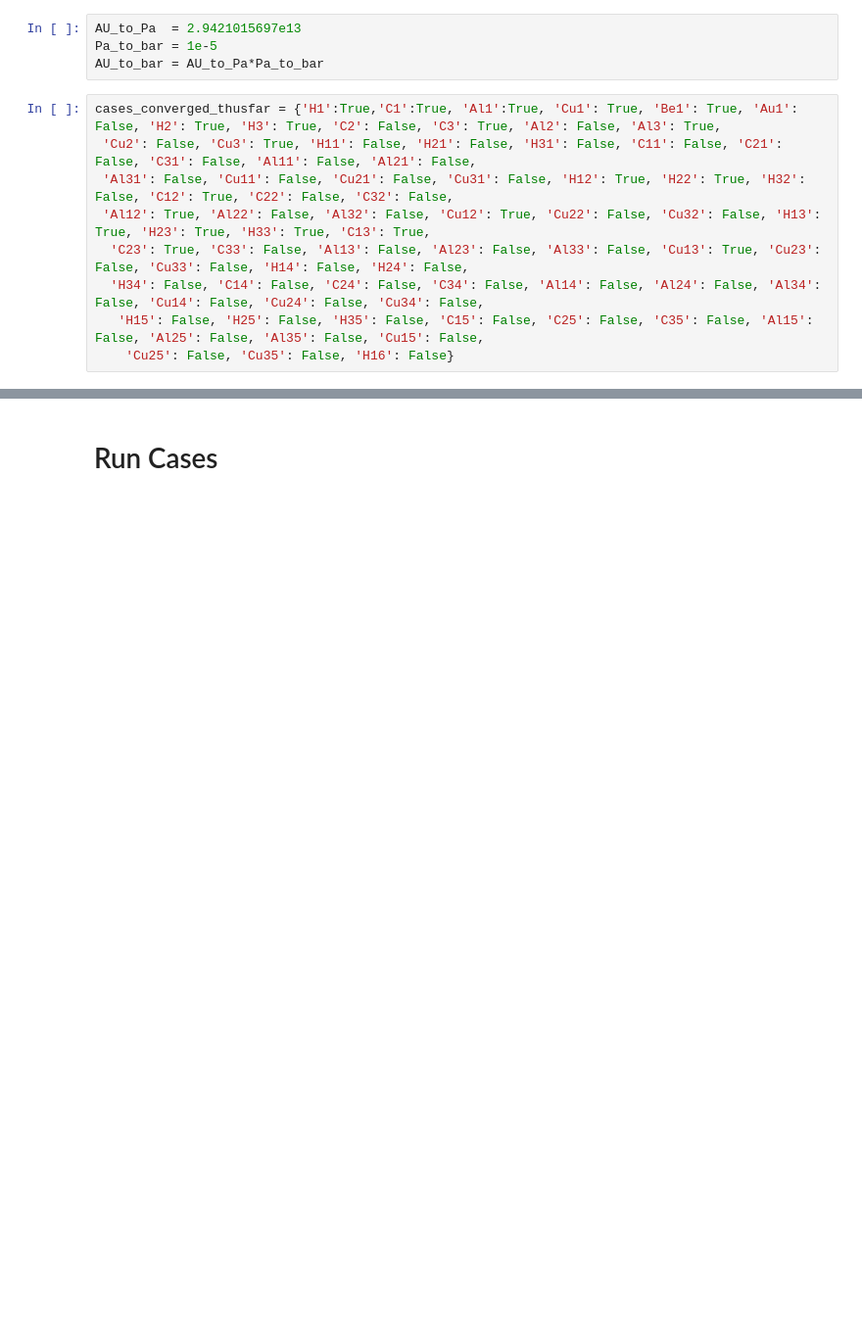
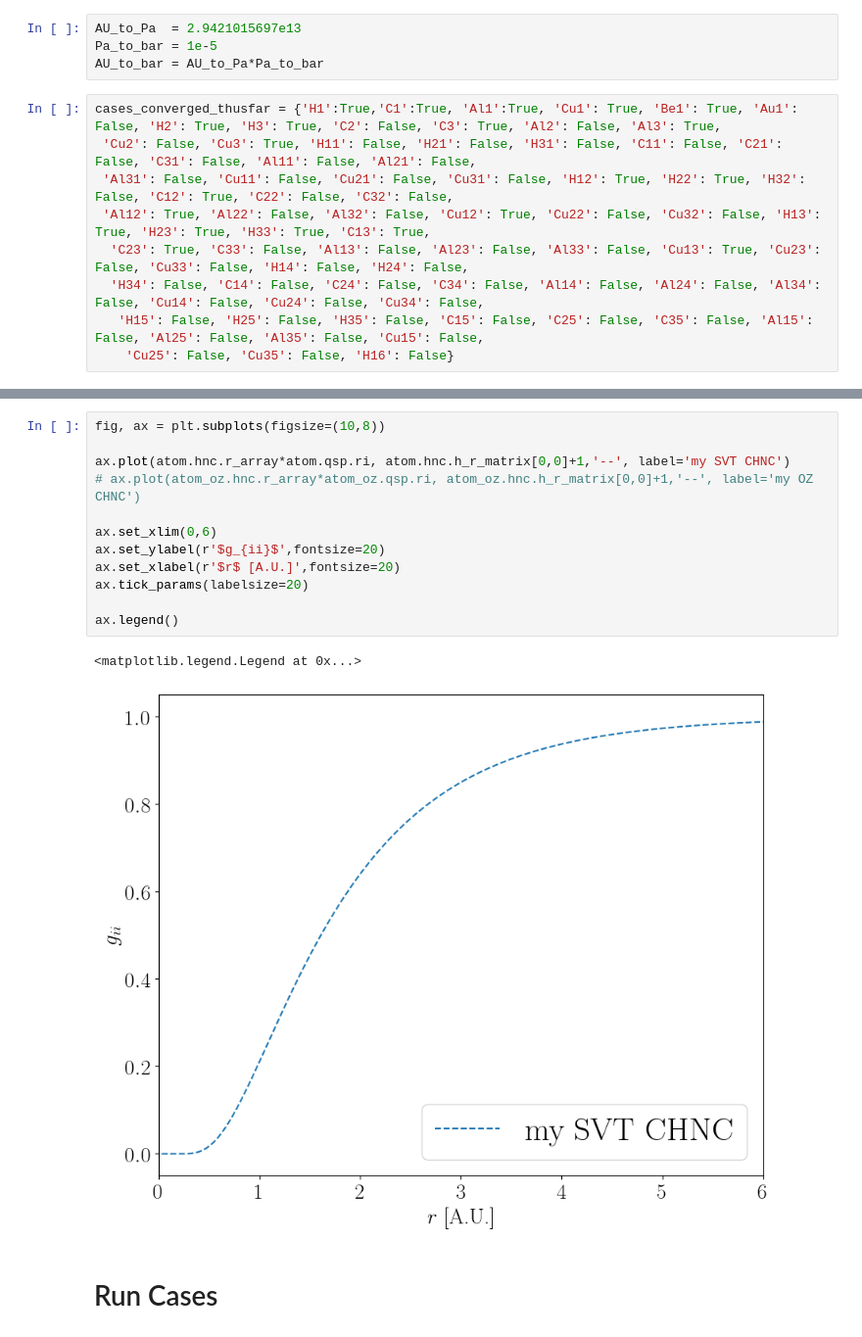
Before and after one commit to ZachAJohnson/hnc, a Jupyter notebook: CMEP_TCCW.ipynb, the cells around one changed output, grey strips where cells are left out. Shown at 98% size. Cells and saved outputs as stored; diff of their text form; blank space fills up the shorter version.

```diff
--- a/CMEP_TCCW.ipynb
+++ b/CMEP_TCCW.ipynb
@@ -105,3 +122,18 @@ atom.hnc.plot_g_all_species()
+# %%
+fig, ax = plt.subplots(figsize=(10,8))
+
+ax.plot(atom.hnc.r_array*atom.qsp.ri, atom.hnc.h_r_matrix[0,0]+1,'--', label='my SVT CHNC')
+# ax.plot(atom_oz.hnc.r_array*atom_oz.qsp.ri, atom_oz.hnc.h_r_matrix[0,0]+1,'--', label='my OZ CHNC')
+
+ax.set_xlim(0,6)
+ax.set_ylabel(r'$g_{ii}$',fontsize=20)
+ax.set_xlabel(r'$r$ [A.U.]',fontsize=20)
+ax.tick_params(labelsize=20)
+
+ax.legend()
+# %% [output]
+<matplotlib.legend.Legend at 0x...>
+[figure, added]
 # %% [markdown]
 # Run Cases
 # %%
```
Also changed, not shown: parts of 7 cells of this notebook, 6 other files.
